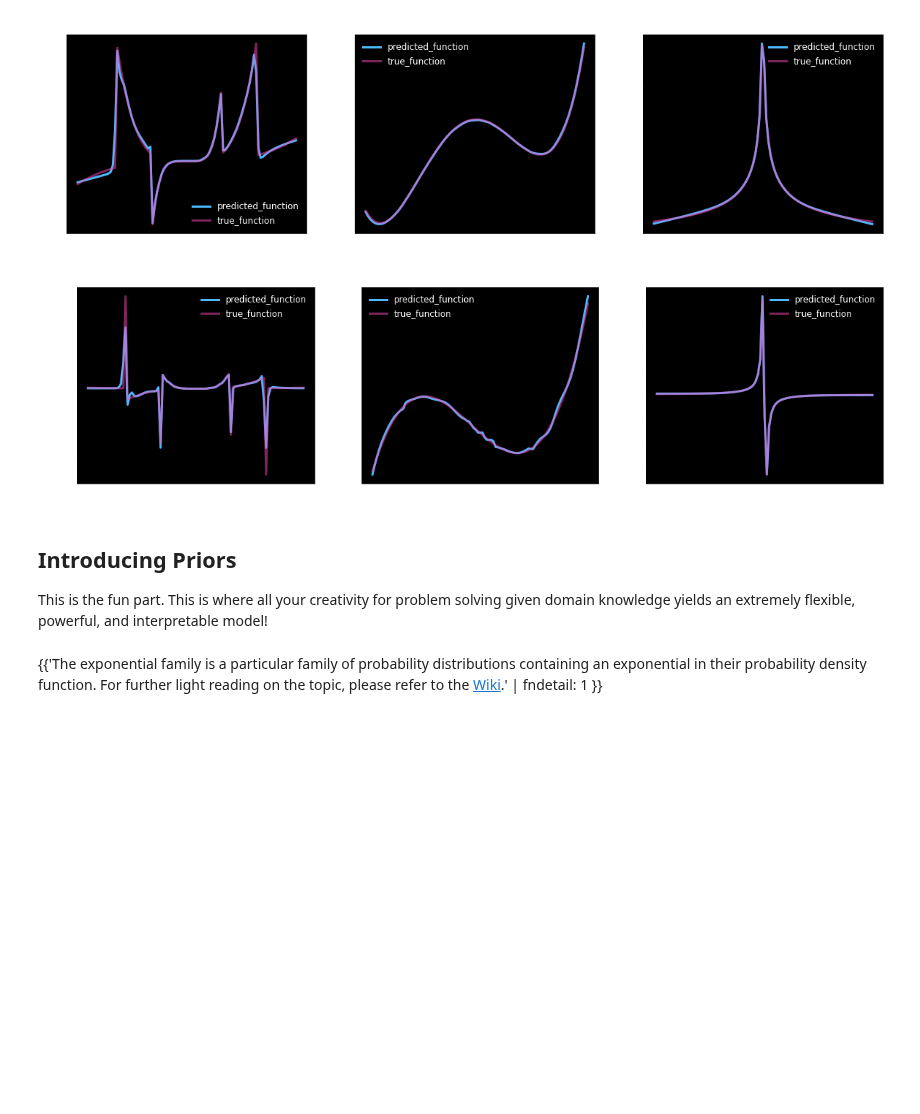
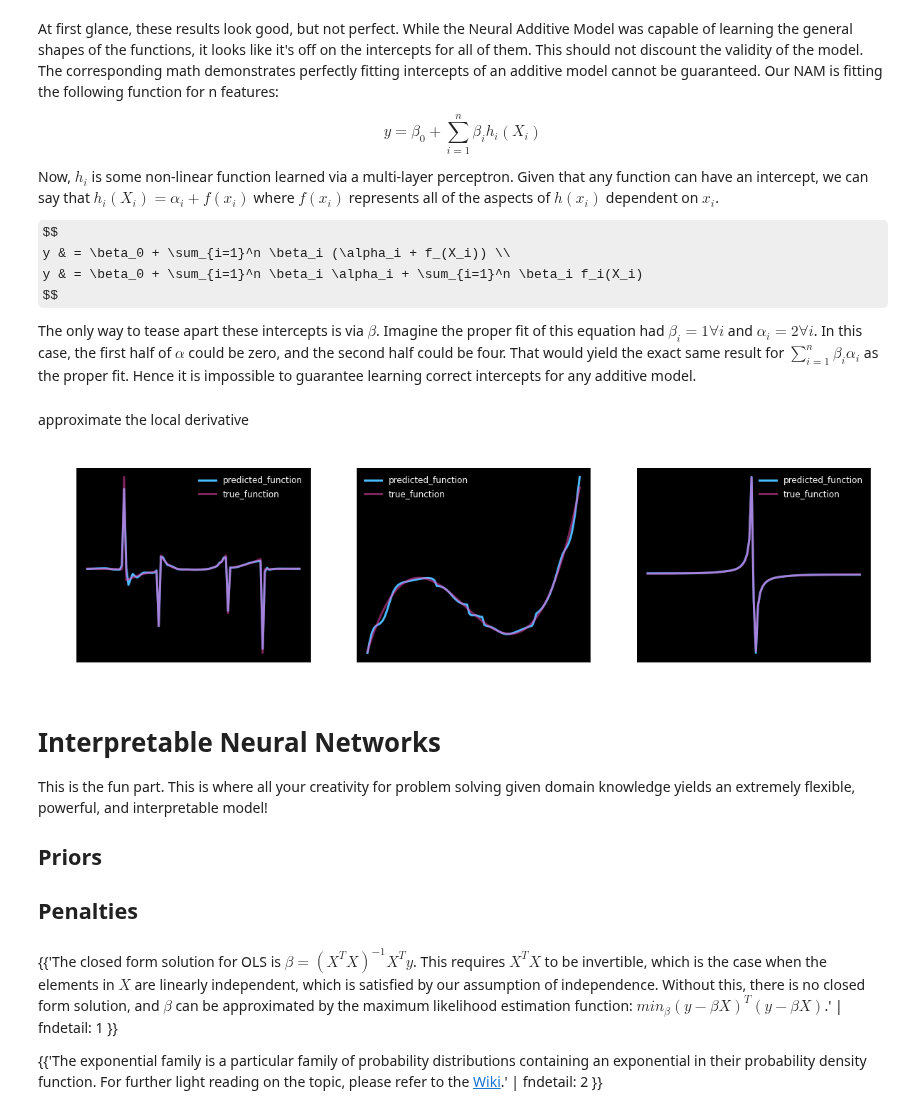
Before and after one commit to RyanSaxe/blog, a Jupyter notebook: _notebooks/2020-12-01-NAM.ipynb, the cells around one changed output. Cells and saved outputs as stored; diff of their text form; code cells hidden in the pictures; some formulas as TeX source; blank space fills up the shorter version.

```diff
--- a/_notebooks/2020-12-01-NAM.ipynb
+++ b/_notebooks/2020-12-01-NAM.ipynb
@@ -319,13 +507,0 @@ class NAM(tf.keras.Model):
-# %%
-model = NAM(n_features=3)
-model.compile(
-    optimizer=tf.keras.optimizers.Adam(),
-    loss='mean_squared_error',
-    metrics=['mean_absolute_error']
-)
-hist = model.fit(
-    X.to_numpy(),
-    y.to_numpy(),
-    epochs=10,
-    batch_size=32,
-)
@@ -371,3 +508,16 @@ plt.show()
+# %% [markdown]
+At first glance, these results look good, but not perfect. While the Neural Additive Model was capable of learning the general shapes of the functions, it looks like it's off on the intercepts for all of them. This should not discount the validity of the model. The corresponding math demonstrates perfectly fitting intercepts of an additive model cannot be guaranteed. Our NAM is fitting the following function for n features:
+
+$$y = \beta_0 + \sum_{i=1}^n \beta_i h_i(X_i)$$
+
+Now, $h_i$ is some non-linear function learned via a multi-layer perceptron. Given that any function can have an intercept, we can say that $h_i(X_i) = \alpha_i + f(x_i)$ where $f(x_i)$ represents all of the aspects of $h(x_i)$ dependent on $x_i$.
+
+$$
+y & = \beta_0 + \sum_{i=1}^n \beta_i (\alpha_i + f_(X_i)) \\
+y & = \beta_0 + \sum_{i=1}^n \beta_i \alpha_i + \sum_{i=1}^n \beta_i f_i(X_i)
+$$
+
+The only way to tease apart these intercepts is via $\beta$. Imagine the proper fit of this equation had $\beta_i = 1 \forall i$ and $\alpha_i = 2 \forall i$. In this case, the first half of $\alpha$ could be zero, and the second half could be four. That would yield the exact same result for $\sum_{i=1}^n \beta_i \alpha_i$ as the proper fit. Hence it is impossible to guarantee learning correct intercepts for any additive model.
 # %%
 #hide
 intercepts = []
@@ -386,36 +535,54 @@ for f_idx, column in enumerate(X.columns):
 def dxdy(x, y):
     return (x[1:] - x[:-1])/(y[1:] - y[:-1])
+# %% [markdown]
+approximate the local derivative
 # %%
 #hide_input
 fig, axes = plt.subplots(1, len(X.columns), figsize=(20,5))
-fig2, axes2 = plt.subplots(1, len(X.columns), figsize=(20,5))
+#fig2, axes2 = plt.subplots(1, len(X.columns), figsize=(20,5))
 for f_idx, column in enumerate(X.columns):
     ax = axes[f_idx]
     multiplier = model.linear_combination.weights[0].numpy()[f_idx]
     start = np.quantile(df[column],0.999)
     end = np.quantile(df[column],0.001)
     test_x = np.expand_dims(np.linspace(start,end,100,dtype=np.float32),axis=1)
     function = functions[column]
     true_y = np.asarray([function(x) for x in test_x])
     pred_y = model.components[f_idx](test_x).numpy() * multiplier - intercepts[f_idx]
-    ax.plot(test_x, pred_y, label='predicted_function')
-    ax.plot(test_x, true_y, label='true_function',alpha=0.5)
-    title = f'intercept-corrected function for column {column}'
+    relu_outs = model.components[f_idx].l1(test_x)
+    vlines = 0
+    for i in range(8):
+        relu_out = relu_outs[:, i]
+        nonzeros = np.where(relu_out)[0]
+        if len(nonzeros) == 0:
+            continue
+        start = nonzeros.min()
+        end = nonzeros.max()
+        if start == 0 and end == 99:
+            continue
+        elif start == 0:
+            val = test_x[end + 1][0]
+        else:
+            val = test_x[start - 1][0]
+        #ax.axvline(x=val, alpha=0.5, color=(186.0/255.0,1.0,75.0/255.0), ls="--", lw=1)
+        vlines += 1
+    ax.plot(test_x[1:], dxdy(pred_y,test_x), label='predicted_function')
+    ax.plot(test_x[1:], dxdy(true_y,test_x), label='true_function',alpha=0.5)
+    title = f'derivative for column {column} with {vlines} learned breakpoints'
     ax.set_title(title)
     ax.legend()
-    ax2 = axes2[f_idx]
-    ax2.plot(test_x[1:], dxdy(pred_y,test_x), label='predicted_function')
-    ax2.plot(test_x[1:], dxdy(true_y,test_x), label='true_function',alpha=0.5)
-    title = f'function derivative for column {column}'
-    ax2.set_title(title)
-    ax2.legend()
 plt.show()
 # %% [output]
-[figure, old version]
+[figure, new version]
-[figure, removed]
 # %% [markdown]
-## Introducing Priors
+# Interpretable Neural Networks
 
 This is the fun part. This is where all your creativity for problem solving given domain knowledge yields an extremely flexible, powerful, and interpretable model!
+
+## Priors
+
+## Penalties
 # %% [markdown]
-{{'The exponential family is a particular family of probability distributions containing an exponential in their probability density function. For further light reading on the topic, please refer to the [Wiki](https://en.wikipedia.org/wiki/Exponential_family).' | fndetail: 1 }}
+{{'The closed form solution for OLS is $\beta = (X^TX)^{-1}X^Ty$. This requires $X^TX$ to be invertible, which is the case when the elements in $X$ are linearly independent, which is satisfied by our assumption of independence. Without this, there is no closed form solution, and $\beta$ can be approximated by the maximum likelihood estimation function: $min_{\beta}(y - \beta X)^T(y - \beta X)$.' | fndetail: 1 }}
+
+{{'The exponential family is a particular family of probability distributions containing an exponential in their probability density function. For further light reading on the topic, please refer to the [Wiki](https://en.wikipedia.org/wiki/Exponential_family).' | fndetail: 2 }}
```
Also changed, not shown: parts of 33 cells of this notebook.
